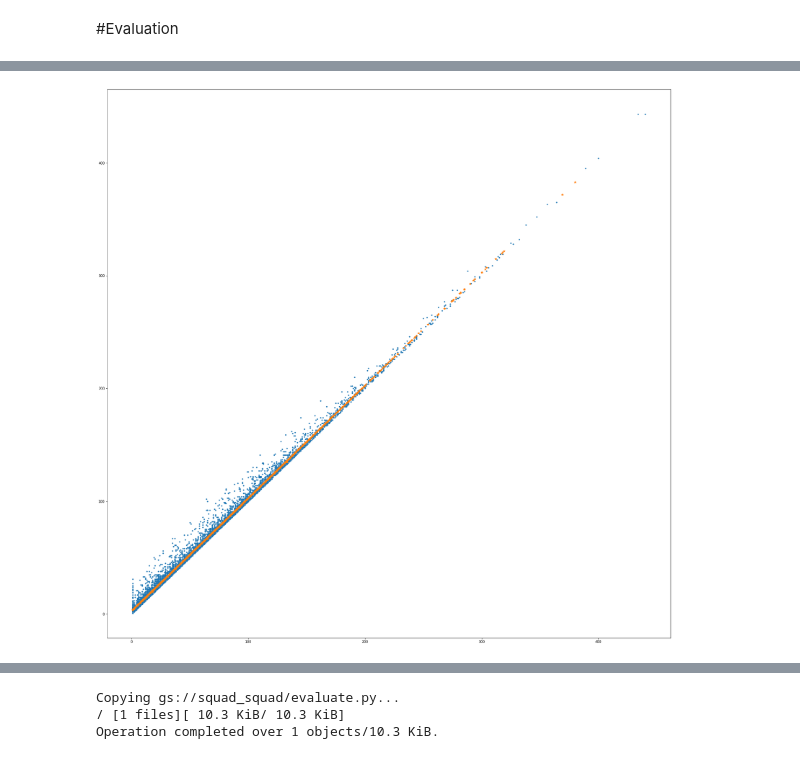
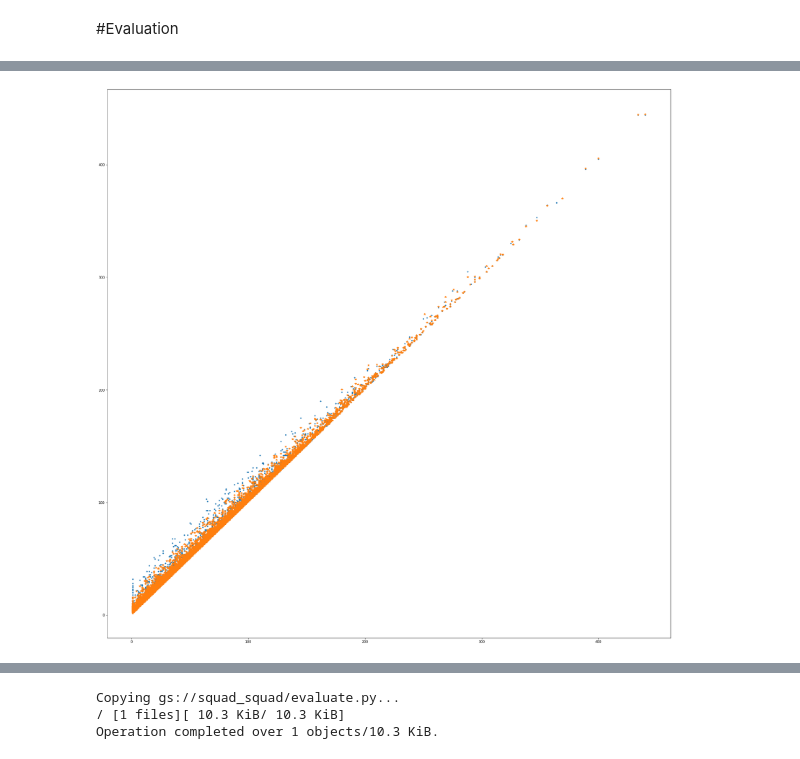
Before and after one commit to the-SQuAD-squad/QA, a Jupyter notebook: QA.ipynb, the cells around one changed output, grey strips where cells are left out. Saved outputs shown, nothing was run; the diff lists cells and outputs as text; code cells hidden in the pictures.

```diff
--- a/QA.ipynb
+++ b/QA.ipynb
@@ -294,13 +280,14 @@ bert_output = bert_hf_layer(input_ids=input_word_ids, attention_mask=input_mask,
                                 token_type_ids=input_type_ids)
 
 sequence_output = bert_output.last_hidden_state
-pooler_output = bert_output.pooler_output
+#pooler_output = bert_output.pooler_output
 
-start_logits = layers.Dense(1, name="start_logit", use_bias=False)(sequence_output)
+start_logits = layers.Dense(1, name="start_logit_seq", use_bias=False)(sequence_output)
 start_logits = layers.Flatten(name="flatten_start")(start_logits)
 
-end_logits = layers.Dense(1, name="end_logit")(pooler_output)
-
+end_logits = layers.Dense(1, name="end_logit_seq")(sequence_output)
+end_logits = layers.Flatten(name="flatten_end")(end_logits)
+end_logits = layers.Dense(1, name="end_logit")(end_logits)
 
 start_probs = layers.Activation(keras.activations.softmax, name="softmax_start")(start_logits)
 end_probs = layers.Activation(keras.activations.relu, name="relu_span")(end_logits)
@@ -361,7 +348,7 @@ if not os.path.isdir(saveDir):
 chkpt = saveDir + '/squad_check.hdf5'
 
 ENABLE_WANDB = True        #@param {type:"boolean"}
-wandb_experiment_name = "HF_" + bert_hf_layer.name + "_REGRESSION" #@param {type: "string"}
+wandb_experiment_name = "HF_RoBERTa_regseq_w0.1" #@param {type: "string"}
 if ENABLE_WANDB:
     !pip install wandb > /dev/null
     !wandb login
@@ -371,7 +358,7 @@ if ENABLE_WANDB:
     wandb.config.batch_size = batch_size
     wandb.config.epochs = epochs
 
-es_cb = EarlyStopping(monitor='val_loss', patience=2,verbose=1, mode='auto')
+es_cb = EarlyStopping(monitor='val_loss', patience=5, verbose=1, mode='auto')
 cp_cb = ModelCheckpoint(filepath = chkpt, monitor='val_loss', verbose=1,
                         save_best_only=False, mode='auto',
                         save_weights_only=True)
@@ -387,7 +374,7 @@ tf.keras.backend.clear_session()
 model.compile(optimizer=optimizer,
               loss={"softmax_start": ce, "relu_span" : mae},
               metrics={"softmax_start":[prec, dist]},
-              loss_weights={"softmax_start": 1., "relu_span": 0.2})
+              loss_weights={"softmax_start": 1., "relu_span": 0.1})
               # favors learnign of start_position first
 
 history = model.fit(x_train, y_train_reg, epochs=epochs, callbacks=callbacks,
@@ -459,4 +416,4 @@ Epoch 3/200
 # %%
 #@title download best weights
-#!wget https://wandb.ai/veri/SQUAD/runs/1t78812w/files/model-best.h5
-model.load_weights("saved_models/squad_check.hdf5")
+!wget https://api.wandb.ai/files/buio/SQUAD/3o9zuva8/model-best.h5
+model.load_weights("model-best.h5")
@@ -463,7 +436,7 @@ model.load_weights("saved_models/squad_check.hdf5")
 # %%
 import matplotlib.pyplot as plt
 
-predictions = model.predict(x_val)
+predictions = model.predict(x_val, verbose=1)
 sampled_start = np.argmax(predictions[0], axis=-1)
 sampled_span = predictions[1].squeeze()
 computed_end = sampled_start + sampled_span
@@ -476,3 +452,3 @@ plt.show()
-[figure, old version]
+[figure, new version]
 # %%
 plt.hist(y_val_reg[1],bins=200);
```
Also changed, not shown: parts of 18 cells of this notebook.
